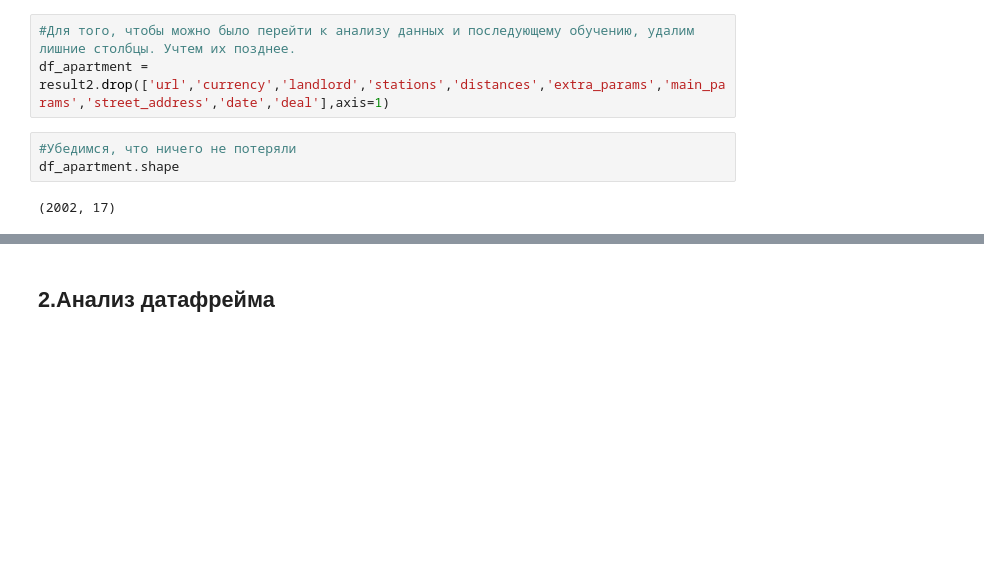
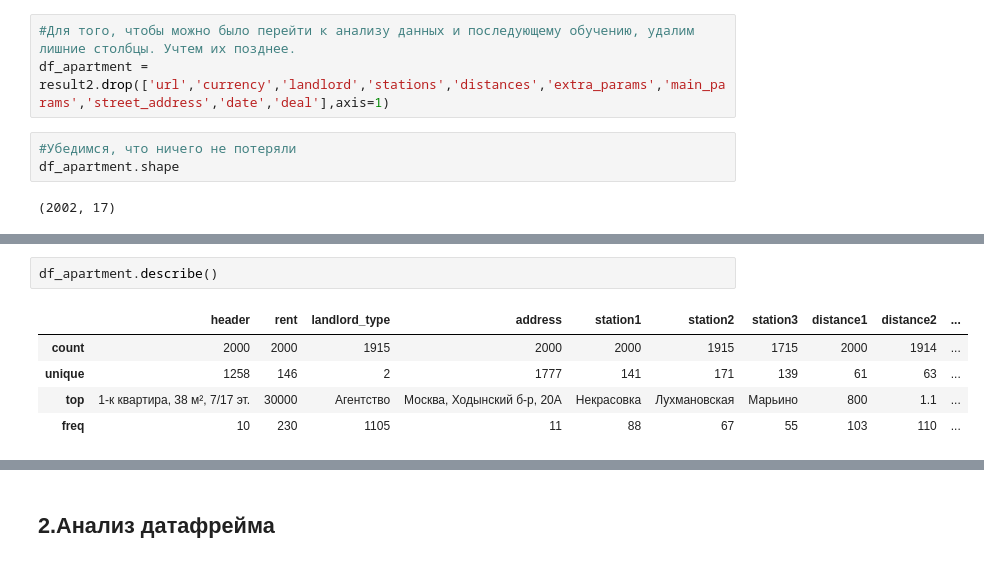
Before and after one commit to Pexincludtay/moscow_apartments, a Jupyter notebook: 1_avito_apartments.ipynb, the cells around one changed output, grey strips where cells are left out. Saved outputs shown, nothing was run; the diff lists cells and outputs as text; blank space fills up the shorter version.

```diff
--- a/1_avito_apartments.ipynb
+++ b/1_avito_apartments.ipynb
@@ -254,0 +401,8 @@ df_apartment.head()
+# %%
+df_apartment.describe()
+# %% [output]
+|  | header | rent | landlord_type | address | station1 | station2 | station3 | distance1 | distance2 | ... |
+| count | 2000 | 2000 | 1915 | 2000 | 2000 | 1915 | 1715 | 2000 | 1914 | ... |
+| unique | 1258 | 146 | 2 | 1777 | 141 | 171 | 139 | 61 | 63 | ... |
+| top | 1-к квартира, 38 м², 7/17 эт. | 30000 | Агентство | Москва, Ходынский б-р, 20А | Некрасовка | Лухмановская | Марьино | 800 | 1.1 | ... |
+| freq | 10 | 230 | 1105 | 11 | 88 | 67 | 55 | 103 | 110 | ... |
```
Also changed, not shown: parts of 20 cells of this notebook.
